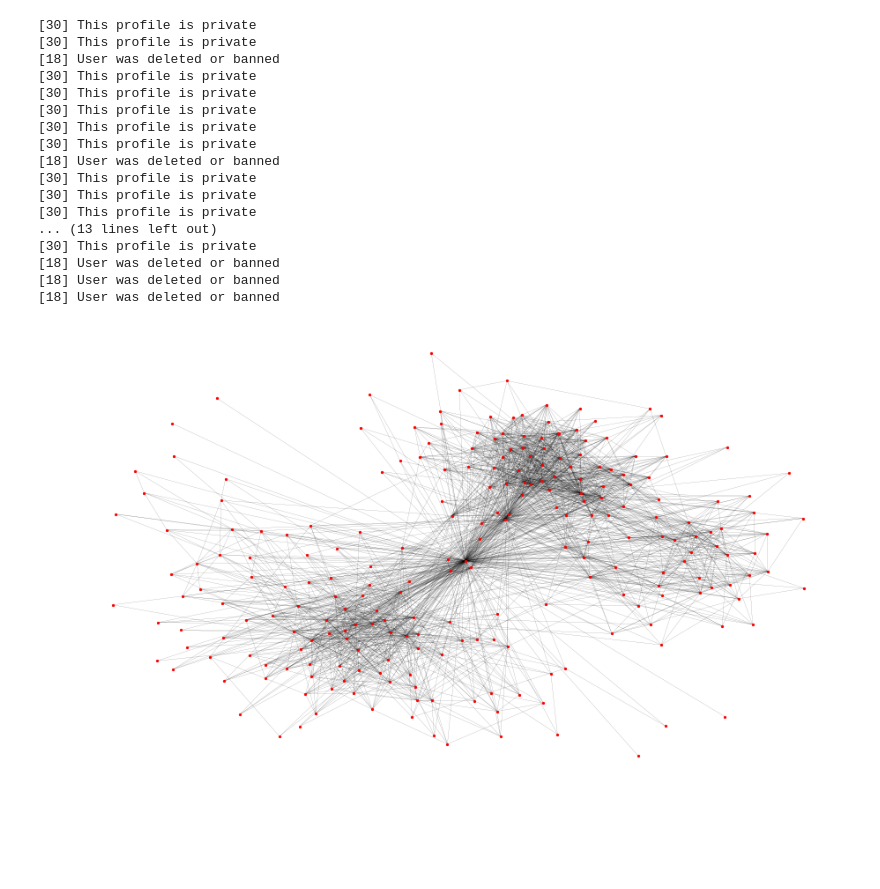
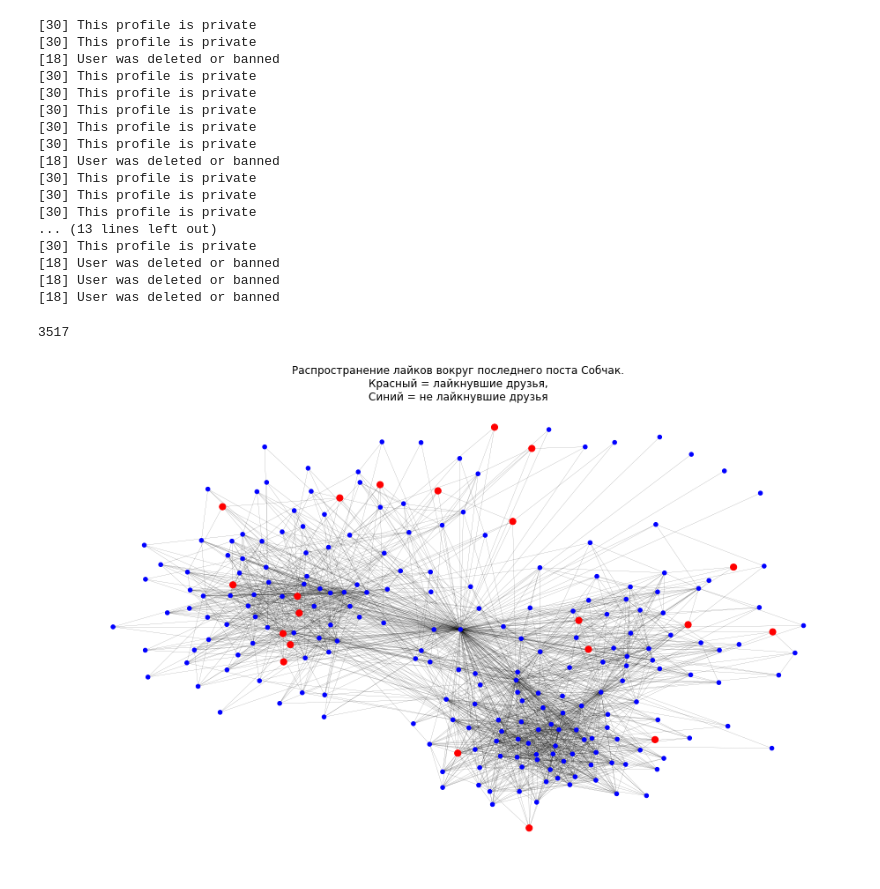
Before and after one commit to Sdokuka/sna, a Jupyter notebook: vk_requests.ipynb, the cells around one changed output. Cells and saved outputs as stored; diff of their text form; code cells hidden in the pictures; blank space fills up the shorter version.

```diff
--- a/vk_requests.ipynb
+++ b/vk_requests.ipynb
@@ -45,16 +53,50 @@ for friend_id in friends:
 [18] User was deleted or banned
 [18] User was deleted or banned
 # %%
-graph = nx.Graph(directed=True)
+# CREATE GRAPH AND EGO-GRAPH
+
+graph = nx.Graph(directed=False)
 for sobchak_friend in graph_data:  # add sobchak friends
     graph.add_edge(sobchak_id, sobchak_friend)
 
     for nested_friend in graph_data[sobchak_friend]:  # add friends of friends
         graph.add_edge(sobchak_friend, nested_friend)
 
-sobchak_ego_graph = nx.ego_graph(graph, sobchak_id, radius=1, undirected=False)
+sobchak_ego_graph = nx.ego_graph(graph, sobchak_id, radius=1, undirected=True)
-# %%
-plt.figure(figsize=(12, 7))
-nx.draw(sobchak_ego_graph, node_size=5, width=0.1)
-# %% [output]
-[figure, removed]
+# %%
+# GET LIKES OF LAST POST
+
+post_likes = list()
+post_id = 60853  # can be defined by post's url in browser
+items_in_response = 1000  # max=1000 for vk api
+offsets = [0, 1000, 2000, 3000]  # offsets are needed to get more than 1000 likes due to api limitations
+for offset in offsets:
+    post_likes.extend(vk.likes.getList(type='post',
+                                       owner_id=sobchak_id,
+                                       item_id=post_id,
+                                       count=items_in_response,
+                                       offset=offset)['items'])
+    time.sleep(1)
+
+post_likes = list(set(post_likes))
+print(len(post_likes))
+# %% [output]
+3517
+# %%
+# DRAW GRAPH
+
+colors = list()
+sizes = list()
+for vk_id in sobchak_ego_graph.nodes():
+    if vk_id in post_likes:
+        colors.append('red')
+        sizes.append(50)
+    else:
+        colors.append('blue')
+        sizes.append(20)
+
+plt.figure(figsize=(12, 7))
+nx.draw(sobchak_ego_graph, width=0.1, node_color=colors, node_size=sizes)
+plt.title(u'Распространение лайков вокруг последнего поста Собчак.\nКрасный = лайкнувшие друзья,\nСиний = не лайкнувшие друзья');
+# %% [output]
+[figure, added]
```
Also changed, not shown: parts of 6 cells of this notebook.
